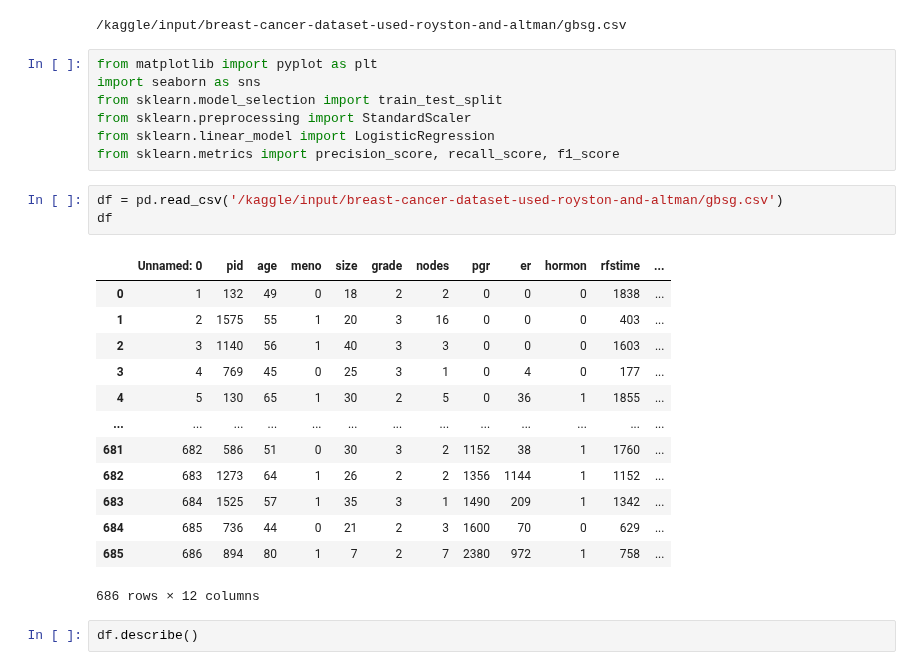
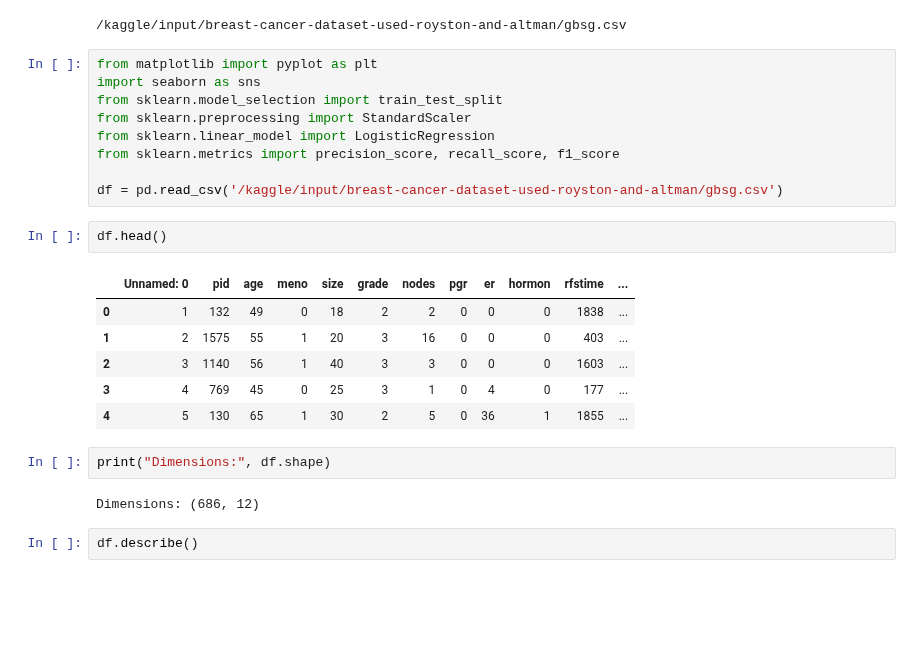
Before and after one commit to utkarshx27/Kaggle-Work-ML-Models, a Jupyter notebook: breast-cancer-dataset.ipynb, the cells around one changed output. Saved outputs shown, nothing was run; the diff lists cells and outputs as text; blank space fills up the shorter version.

Commit message:
Kaggle Notebook | Breast Cancer dataset  | Version 2

```diff
--- a/breast-cancer-dataset.ipynb
+++ b/breast-cancer-dataset.ipynb
@@ -27,23 +27,21 @@ from sklearn.model_selection import train_test_split
 from sklearn.preprocessing import StandardScaler
 from sklearn.linear_model import LogisticRegression
 from sklearn.metrics import precision_score, recall_score, f1_score
+
+df = pd.read_csv('/kaggle/input/breast-cancer-dataset-used-royston-and-altman/gbsg.csv')
-# %%
-df = pd.read_csv('/kaggle/input/breast-cancer-dataset-used-royston-and-altman/gbsg.csv')
-df
-# %% [output]
-|  | Unnamed: 0 | pid | age | meno | size | grade | nodes | pgr | er | hormon | rfstime | ... |
-| 0 | 1 | 132 | 49 | 0 | 18 | 2 | 2 | 0 | 0 | 0 | 1838 | ... |
-| 1 | 2 | 1575 | 55 | 1 | 20 | 3 | 16 | 0 | 0 | 0 | 403 | ... |
-| 2 | 3 | 1140 | 56 | 1 | 40 | 3 | 3 | 0 | 0 | 0 | 1603 | ... |
-| 3 | 4 | 769 | 45 | 0 | 25 | 3 | 1 | 0 | 4 | 0 | 177 | ... |
-| 4 | 5 | 130 | 65 | 1 | 30 | 2 | 5 | 0 | 36 | 1 | 1855 | ... |
-| ... | ... | ... | ... | ... | ... | ... | ... | ... | ... | ... | ... | ... |
-| 681 | 682 | 586 | 51 | 0 | 30 | 3 | 2 | 1152 | 38 | 1 | 1760 | ... |
-| 682 | 683 | 1273 | 64 | 1 | 26 | 2 | 2 | 1356 | 1144 | 1 | 1152 | ... |
-| 683 | 684 | 1525 | 57 | 1 | 35 | 3 | 1 | 1490 | 209 | 1 | 1342 | ... |
-| 684 | 685 | 736 | 44 | 0 | 21 | 2 | 3 | 1600 | 70 | 0 | 629 | ... |
-| 685 | 686 | 894 | 80 | 1 | 7 | 2 | 7 | 2380 | 972 | 1 | 758 | ... |
-686 rows × 12 columns
+# %%
+df.head()
+# %% [output]
+|  | Unnamed: 0 | pid | age | meno | size | grade | nodes | pgr | er | hormon | rfstime | ... |
+| 0 | 1 | 132 | 49 | 0 | 18 | 2 | 2 | 0 | 0 | 0 | 1838 | ... |
+| 1 | 2 | 1575 | 55 | 1 | 20 | 3 | 16 | 0 | 0 | 0 | 403 | ... |
+| 2 | 3 | 1140 | 56 | 1 | 40 | 3 | 3 | 0 | 0 | 0 | 1603 | ... |
+| 3 | 4 | 769 | 45 | 0 | 25 | 3 | 1 | 0 | 4 | 0 | 177 | ... |
+| 4 | 5 | 130 | 65 | 1 | 30 | 2 | 5 | 0 | 36 | 1 | 1855 | ... |
+# %%
+print("Dimensions:", df.shape)
+# %% [output]
+Dimensions: (686, 12)
 # %%
 df.describe()
 # %% [output]
```
Also changed, not shown: parts of 7 cells of this notebook.
